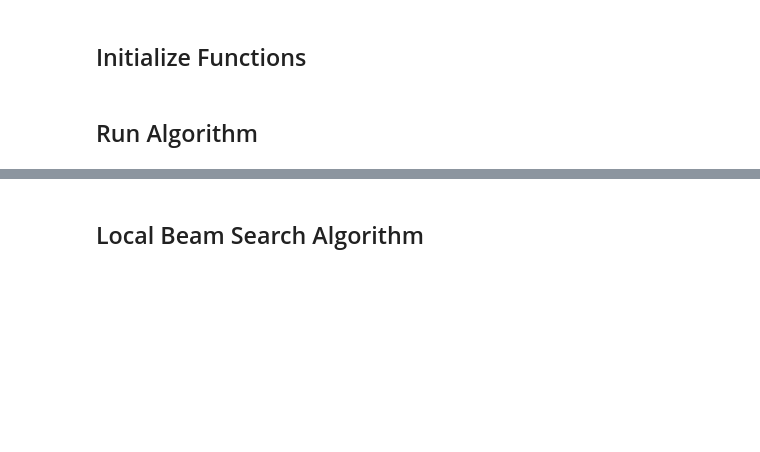
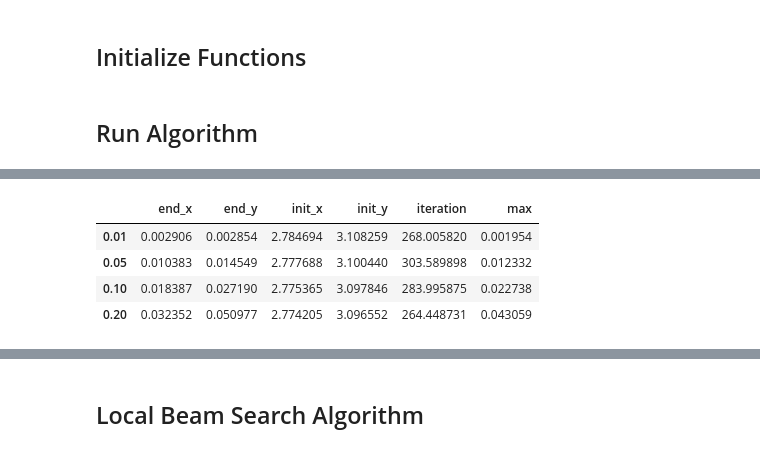
Before and after one commit to SamCleland034/COMP-424, a Jupyter notebook: python/COMP 424 Assignment 1.ipynb, the cells around one changed output, grey strips where cells are left out. Cells and saved outputs as stored; diff of their text form; code cells hidden in the pictures; blank space fills up the shorter version.

```diff
--- a/python/COMP 424 Assignment 1.ipynb
+++ b/python/COMP 424 Assignment 1.ipynb
@@ -70 +77,9 @@ max            1.667561
 dtype: float64
+# %%
+graph_frame_std
+# %% [output]
+|  | end_x | end_y | init_x | init_y | iteration | max |
+| 0.01 | 0.002906 | 0.002854 | 2.784694 | 3.108259 | 268.005820 | 0.001954 |
+| 0.05 | 0.010383 | 0.014549 | 2.777688 | 3.100440 | 303.589898 | 0.012332 |
+| 0.10 | 0.018387 | 0.027190 | 2.775365 | 3.097846 | 283.995875 | 0.022738 |
+| 0.20 | 0.032352 | 0.050977 | 2.774205 | 3.096552 | 264.448731 | 0.043059 |
```
Also changed, not shown: parts of 16 cells of this notebook, 33 other files.
